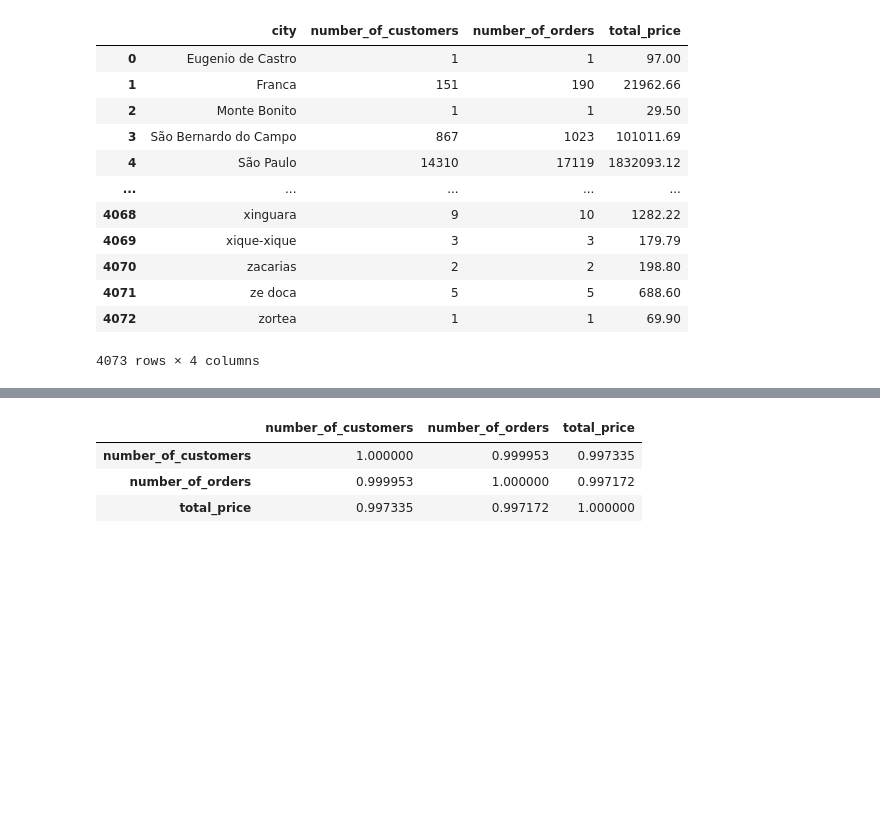
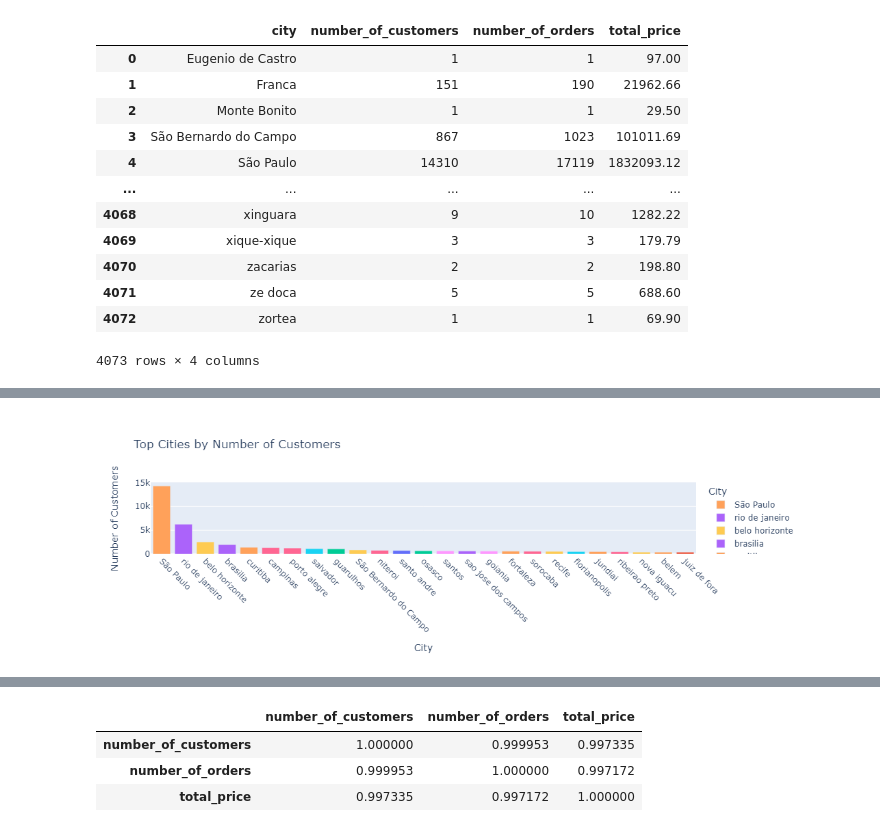
Before and after one commit to yjia28tan/Big-Data-Programming-Project, a Jupyter notebook: Code&Dataset/cleaned dataset/Geographical_Customer_Segmentation.ipynb, the cells around one changed output, grey strips where cells are left out. Saved outputs shown, nothing was run; the diff lists cells and outputs as text; code cells hidden in the pictures; blank space fills up the shorter version.

Commit message:
Color change

```diff
--- a/Code&Dataset/cleaned dataset/Geographical_Customer_Segmentation.ipynb
+++ b/Code&Dataset/cleaned dataset/Geographical_Customer_Segmentation.ipynb
@@ -164,10 +164,19 @@ city_metrics['avg_order_value'] = city_metrics['total_price'] / city_metrics['nu
 city_metrics_sorted = city_metrics.sort_values(by='number_of_customers', ascending=False)
 # %%
 import plotly.express as px
+import random
+
+# Assuming city_metrics_sorted is your DataFrame containing city metrics data
+
+# Generate a list of random colors
+num_categories = len(city_metrics_sorted[:25])  # Number of categories
+random_colors = [random.choice(px.colors.qualitative.Plotly) for _ in range(num_categories)]
 
 fig = px.bar(city_metrics_sorted[:25], x='city', y='number_of_customers',
              labels={'number_of_customers': 'Number of Customers', 'city': 'City'},
-             title='Top Cities by Number of Customers')
+             title='Top Cities by Number of Customers',
+             color='city',  # Set the color to the 'city' column
+             color_discrete_map=dict(zip(city_metrics_sorted[:25]['city'], random_colors)))  # Assign random colors to each city
 fig.update_layout(xaxis=dict(tickangle=45))
 fig.show()
 # %% [output]
@@ -176,3 +183,4 @@ fig.show()
+[figure, added]
 # %%
 # Example segmentation based on average order value
 bins = [0, 50, 100, float('inf')]  # Define the bins for segmentation
```
Also changed, not shown: parts of 2 cells of this notebook.
